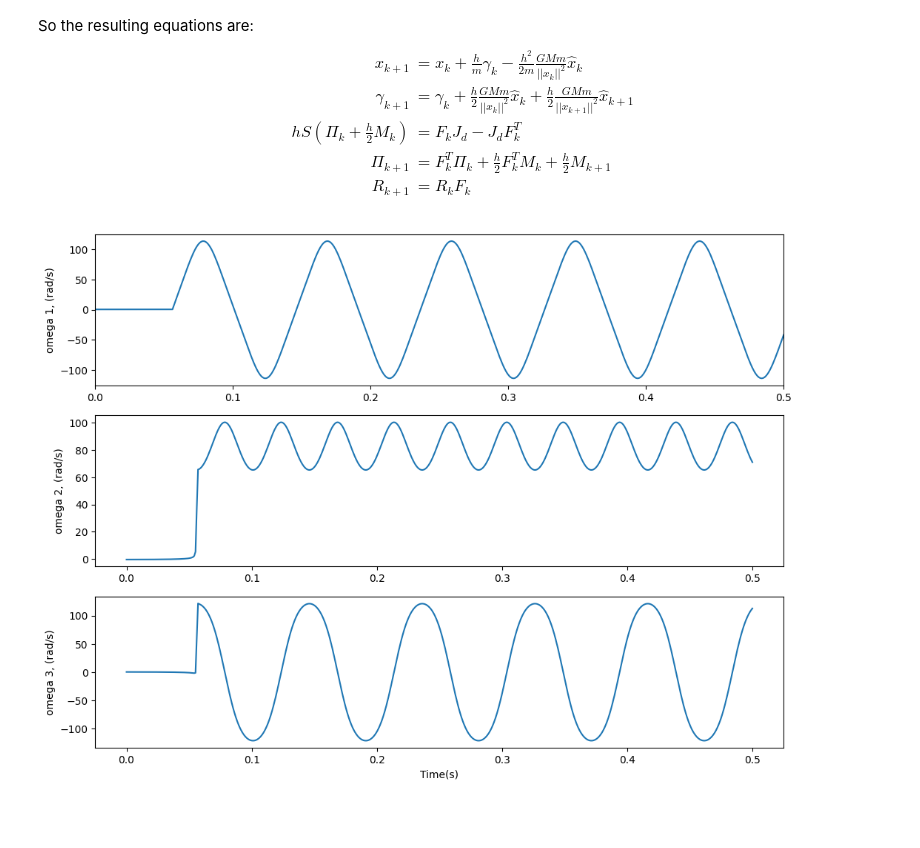
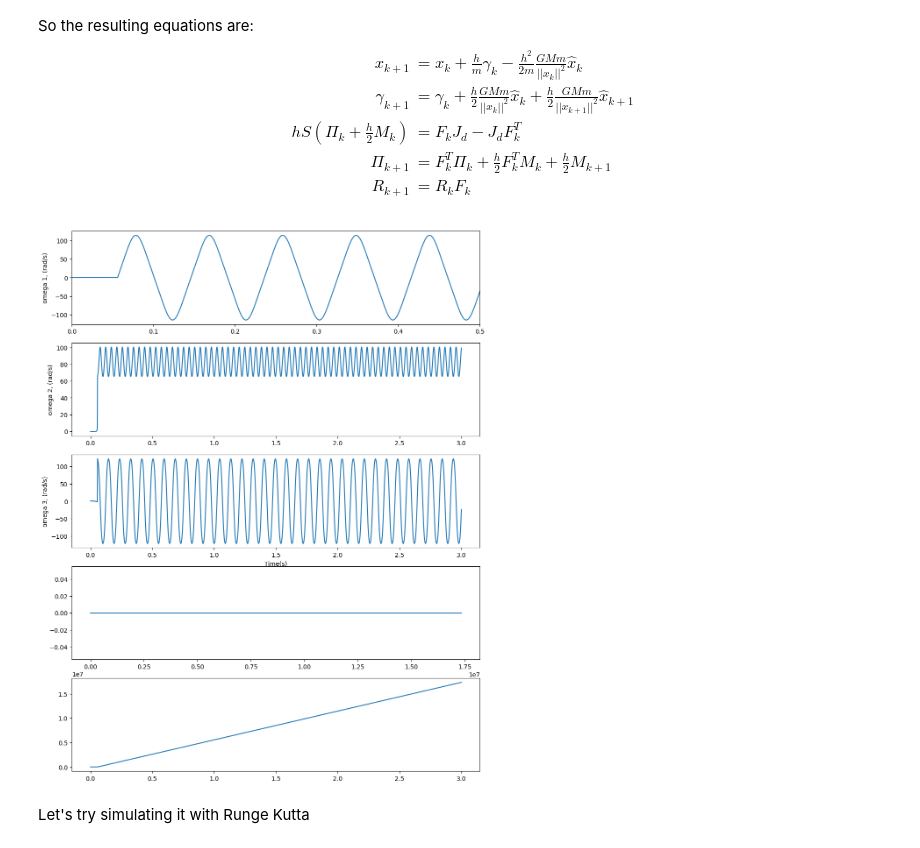
Before and after one commit to ynj66/lander-challenge-yhwang-code, a Jupyter notebook: src/Python Code/LGVI_SE3.ipynb, the cells around one changed output. Saved outputs shown, nothing was run; the diff lists cells and outputs as text; code cells hidden in the pictures; blank space fills up the shorter version.

Commit message:
got some plots

```diff
--- a/src/Python Code/LGVI_SE3.ipynb
+++ b/src/Python Code/LGVI_SE3.ipynb
@@ -113,7 +113,7 @@ R_{k+1} &= R_k F_k
 \end{aligned}
 \end{equation}
 # %%
-t_eval = 0.5
+t_eval = 3.0
 t_span = (0.0, t_eval)
 h = 0.001
 k_max = int(t_eval/h)
@@ -155,7 +155,7 @@ def M(R, x):
     return (3 * mu / norm_x**3) * np.cross(r_hat_body, J @ r_hat_body)
 
 def Uprime(x):
-    'I divided it by m within the function'
+    'divided it by m within the function'
     gravitational_accel = (mu / (np.linalg.norm(x)**3)) * x
     return gravitational_accel
 
@@ -195,23 +195,40 @@ omega_list = np.array(omega_list)
 omega1 = omega_list[:, :1]
 omega2 = omega_list[:, 1:2]
 omega3 = omega_list[:, 2:3]
+# %%
+X = x_list[:, :1]
+Y = x_list[:, 1:2]
+Z = x_list[:, 2:3]
+# %%
+r_list = []
+for i in range(len(x_list)):
+    r = np.linalg.norm(x_list[i])
+    r_list.append(r)
+
+r_list = np.array(r_list)
 # %%
 t_list = np.linspace(t_span[0], t_span[1], k_max)
 
-fig, axs = plt.subplots(3,1,figsize=(12,9))
+fig, axs = plt.subplots(5,1,figsize=(12,16))
 
 axs[0].plot(t_list, omega1)
 axs[0].set_xlim(0,0.5)
 axs[0].set_ylabel( 'omega 1, (rad/s)')
 
 axs[1].plot(t_list, omega2)
 axs[1].set_ylabel( 'omega 2, (rad/s)')
 
 axs[2].plot(t_list, omega3)
 axs[2].set_xlabel('Time(s)')
 axs[2].set_ylabel( 'omega 3, (rad/s)')
 
+axs[3].plot(X, Z)
+
+axs[4].plot(t_list, r_list)
+
 
 plt.show()
 # %% [output]
-[figure, old version]
+[figure, new version]
+# %% [markdown]
+Let's try simulating it with Runge Kutta
```
Also changed, not shown: 1 other file.
